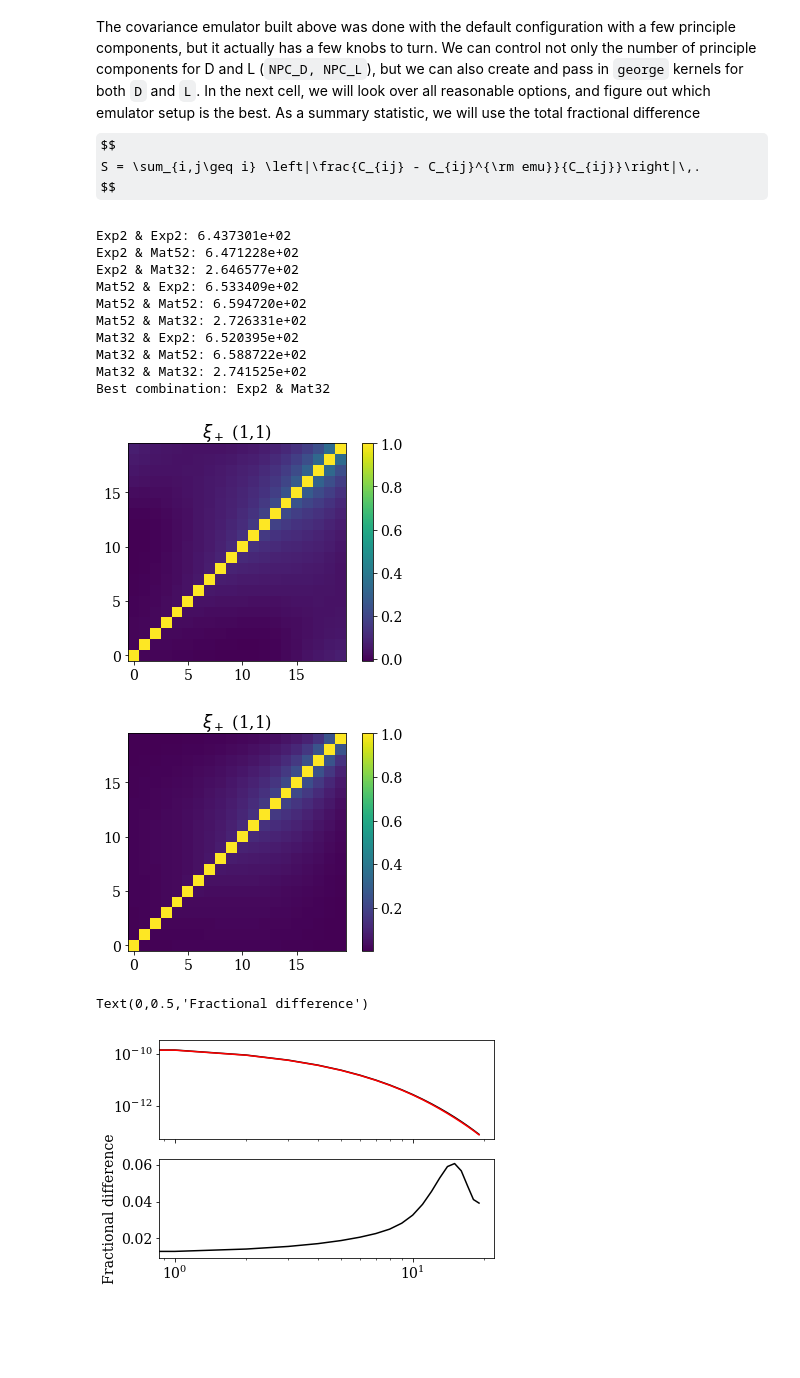
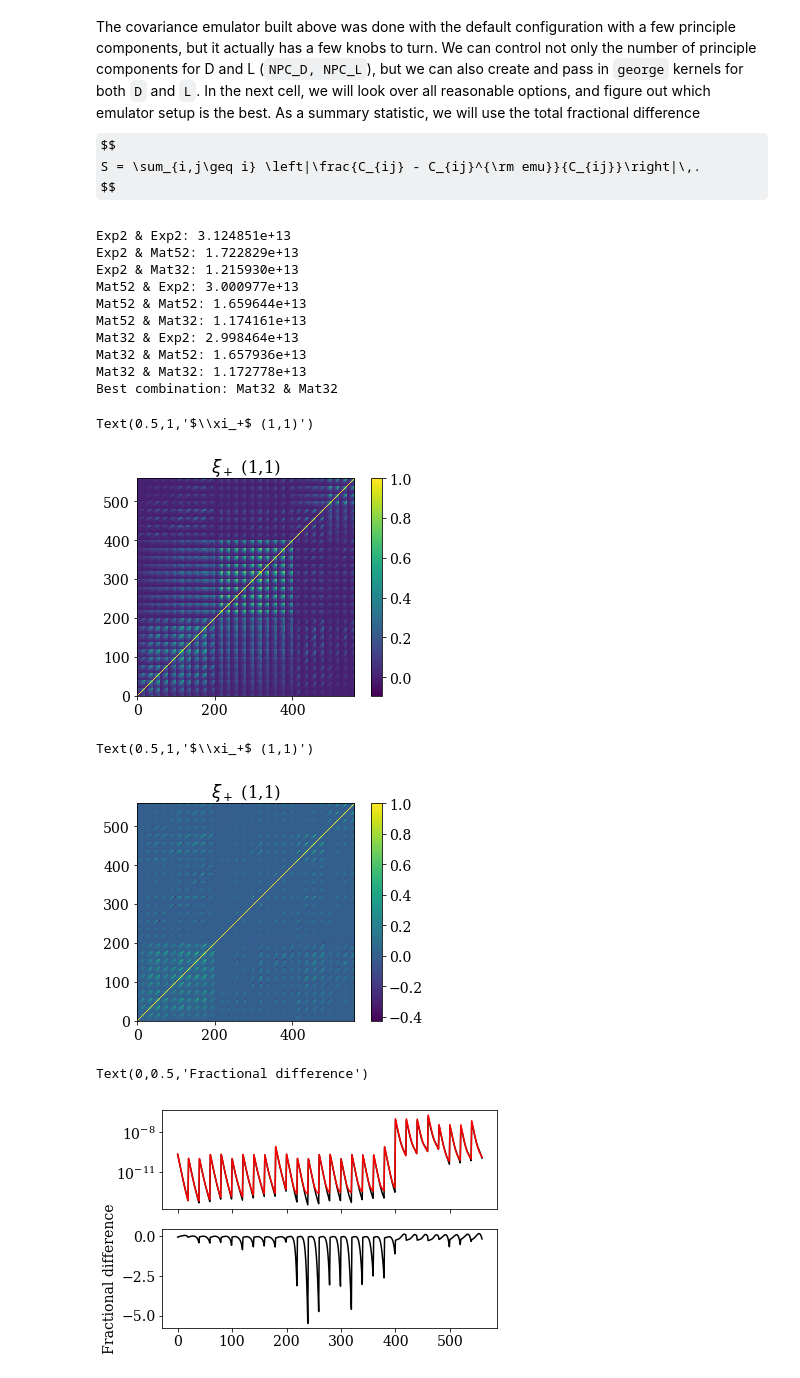
Before and after one commit to tmcclintock/covariance_emulator, a Jupyter notebook: notebooks/Emulating DES cosmic shear covariances.ipynb, the cells around one changed output. Drawn from its saved outputs; the diff is of its cells as text; code cells hidden in the pictures; some formulas as TeX source; blank space fills up the shorter version.

```diff
--- a/notebooks/Emulating DES cosmic shear covariances.ipynb
+++ b/notebooks/Emulating DES cosmic shear covariances.ipynb
@@ -18,6 +18,10 @@ print(parameters.shape)
 (25, 6)
 # %%
 #Load in the covariances
-covs = np.load("tomo0_sub_covs.npy")
+#covs = np.load("tomo0_sub_covs.npy")
+#covs = np.load("gaussian_tomo_sub_covs.npy")
+covs = np.load("gaussian_full_covs.npy")
+#Take only a subset
+covs = covs[:, 0:560, 0:560]
 print(covs.shape)
 # %% [output]
@@ -126,24 +126,28 @@ for nameD, kd in zip(names, kerns):
         kernel_L = 1.*kl(metric=metric_guess, ndim=Npars)
         Emu = covariance_emulator.CovEmu(parameters, covs, NPC_D=6, NPC_L=6,
                                          kernel_D = kernel_D, kernel_lp = kernel_L)
-        Cpredicted = Emu.predict(test_parameters)
-        S = total_frac_diff(test_cov, Cpredicted)
+        try:
+            Cpredicted = Emu.predict(test_parameters)
+        except np.linalg.LinAlgError:
+            S = 1e99
+        else:
+            S = total_frac_diff(test_cov, Cpredicted)
         if S < best_S:
             best_S = S
             best_name = "%s & %s"%(nameD, nameL)
         print"%s & %s: %e"%(nameD, nameL, S)
 print "Best combination: %s"%best_name
 # %% [output]
-Exp2 & Exp2: 6.437301e+02
-Exp2 & Mat52: 6.471228e+02
-Exp2 & Mat32: 2.646577e+02
-Mat52 & Exp2: 6.533409e+02
-Mat52 & Mat52: 6.594720e+02
-Mat52 & Mat32: 2.726331e+02
-Mat32 & Exp2: 6.520395e+02
-Mat32 & Mat52: 6.588722e+02
-Mat32 & Mat32: 2.741525e+02
-Best combination: Exp2 & Mat32
+Exp2 & Exp2: 3.124851e+13
+Exp2 & Mat52: 1.722829e+13
+Exp2 & Mat32: 1.215930e+13
+Mat52 & Exp2: 3.000977e+13
+Mat52 & Mat52: 1.659644e+13
+Mat52 & Mat32: 1.174161e+13
+Mat32 & Exp2: 2.998464e+13
+Mat32 & Mat52: 1.657936e+13
+Mat32 & Mat32: 1.172778e+13
+Best combination: Mat32 & Mat32
 # %%
 #Let's visualize
 kernel_L = 1.*kernels.Matern32Kernel(metric=metric_guess, ndim=Npars)
@@ -151,25 +155,29 @@ Emu = covariance_emulator.CovEmu(parameters, covs, NPC_D=6, NPC_L=6, kernel_lp=k
 Cpredicted = Emu.predict(test_parameters)
 view_corr(Cpredicted)
 plt.title(r"$\xi_+$ (1,1)")
-plt.savefig("predicted_cov.png", dpi=300, bbox_inches="tight")
+#plt.savefig("predicted_cov.png", dpi=300, bbox_inches="tight")
 # %% [output]
+Text(0.5,1,'$\\xi_+$ (1,1)')
-[figure, old version]
+[figure, new version]
 # %%
 view_corr(test_cov)
 plt.title(r"$\xi_+$ (1,1)")
-plt.savefig("true_cov.png", dpi=300, bbox_inches="tight")
+#plt.savefig("true_cov.png", dpi=300, bbox_inches="tight")
 # %% [output]
+Text(0.5,1,'$\\xi_+$ (1,1)')
-[figure, old version]
+[figure, new version]
 # %%
 true_var = test_cov.diagonal()
 emu_var = Cpredicted.diagonal()
 frac_diff = (true_var - emu_var) / true_var
 
 fig, ax = plt.subplots(ncols=1, nrows=2, sharex=True)
-ax[0].loglog(true_var, c='k', label='True variance')
-ax[0].loglog(emu_var, c='r', label='Emulated variance')
+ax[0].plot(true_var, c='k', label='True variance')
+ax[0].plot(emu_var, c='r', label='Emulated variance')
 ax[1].plot(frac_diff, c='k')
+ax[0].set_yscale('log')
 ax[1].set_ylabel(r"Fractional difference")
+#ax[1].set_ylim(-2.5, 2.5)
 # %% [output]
 Text(0,0.5,'Fractional difference')
-[figure, old version]
+[figure, new version]
```
Also changed, not shown: parts of 5 cells of this notebook.
